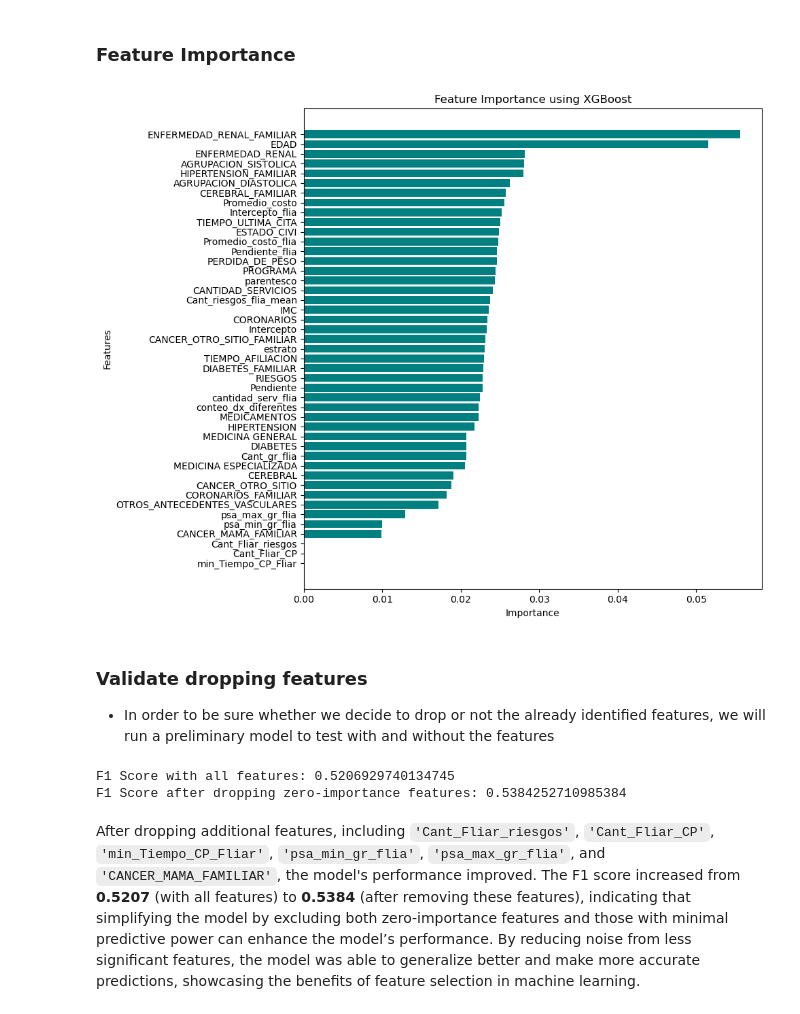
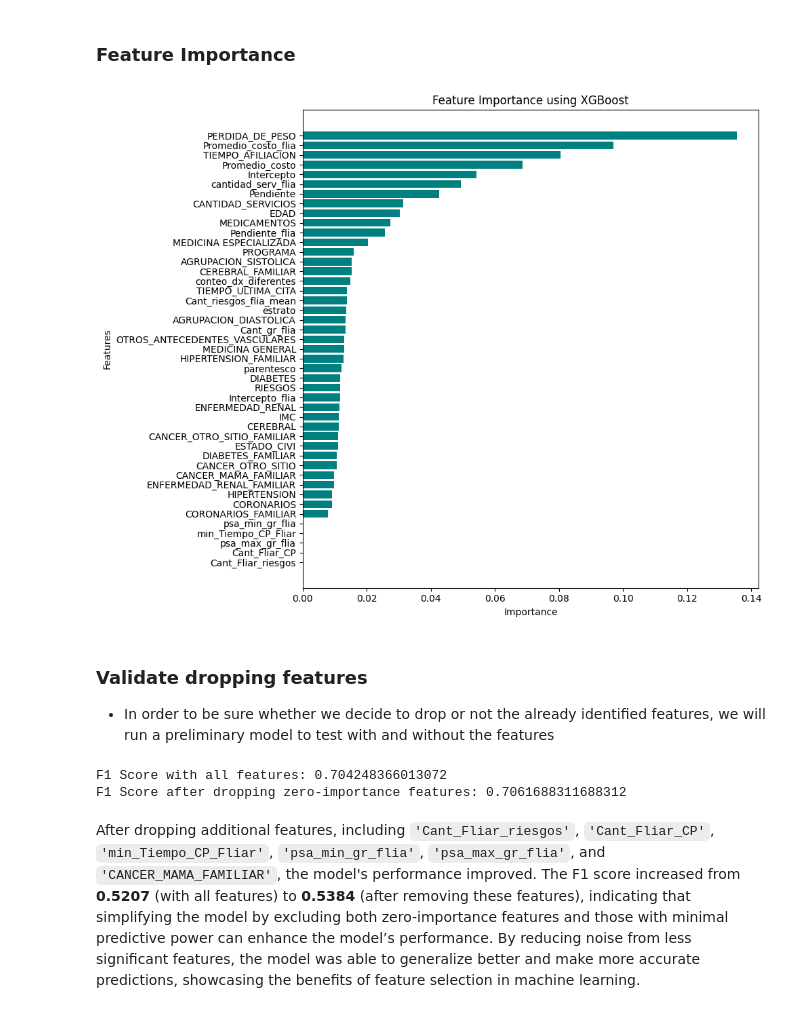
Before and after one commit to Daniel1martinez2/prostate_challenge_FDA, a Jupyter notebook: submission copy.ipynb, the cells around one changed output. Drawn from its saved outputs; the diff is of its cells as text; code cells hidden in the pictures.

```diff
--- a/submission copy.ipynb
+++ b/submission copy.ipynb
@@ -60,3 +60,22 @@ df_train.head()
 | 12586 | 6.0 | 0.0 | 2.0 | 2 | 0.0 | ... |
 | 11225 | 3.0 | 0.0 | 2.0 | 1 | 1.0 | ... |
 5 rows × 46 columns
+# %%
+# Eliminar espacios adicionales si existen
+df_train['estrato'] = df_train['estrato'].str.strip()
+df_test['estrato'] = df_test['estrato'].str.strip()
+
+# Reemplazar 'other' por NaN
+df_train['estrato'].replace('other', np.nan, inplace=True)
+df_test['estrato'].replace('other', np.nan, inplace=True)
+
+# Definir el orden de las categorías
+categorias_estrato = ['1', '2', '3']
+
+# Convertir 'estrato' en una variable categórica con orden
+df_train['estrato'] = pd.Categorical(df_train['estrato'], categories=categorias_estrato, ordered=True)
+df_test['estrato'] = pd.Categorical(df_test['estrato'], categories=categorias_estrato, ordered=True)
+
+# Verificar los cambios
+print(df_train['estrato'].value_counts(dropna=False))
+print(df_test['estrato'].value_counts(dropna=False))
@@ -86,7 +118,8 @@ numeric_columns = [
     'Intercepto_flia',
     'Target',
     'Cant_Fliar_CP',
-    'Cant_Fliar_riesgos'
+    'Cant_Fliar_riesgos',
+    'RIESGOS',
 ]
 
 categorical_columns = [
@@ -106,7 +139,6 @@ categorical_columns = [
     'HIPERTENSION',
     'HIPERTENSION_FAMILIAR',
     'OTROS_ANTECEDENTES_VASCULARES',
-    'RIESGOS',
     'ESTADO_CIVI',
     'estrato',
     'parentesco',
@@ -143,30 +148,30 @@ nominal_columns = [
 ### Feature Importance
 # %%
 df_encoded = df_train.copy()
-for column in ordinal_columns + nominal_columns + ['IMC']:
+for column in numeric_columns + categorical_columns + ['IMC']:
     df_encoded[column] = df_encoded[column].astype('category')
 X = df_encoded.drop(columns=['Target'])
 y = df_encoded['Target']
 
 X_train, X_test, y_train, y_test = train_test_split(X, y, test_size=0.2, random_state=42)
 
 model = XGBClassifier(use_label_encoder=False, eval_metric='logloss', enable_categorical=True)
 model.fit(X_train, y_train)
 
 importances = model.feature_importances_
 
 feature_importance_df = pd.DataFrame({
     'Feature': X_train.columns,
     'Importance': importances
 }).sort_values(by='Importance', ascending=False)
 
 plt.figure(figsize=(10, 8))
 plt.barh(feature_importance_df['Feature'], feature_importance_df['Importance'], color='teal')
 plt.xlabel('Importance')
 plt.ylabel('Features')
 plt.title('Feature Importance using XGBoost')
 plt.gca().invert_yaxis()
 plt.tight_layout()
 plt.show()
 # %% [output]
-[figure, old version]
+[figure, new version]
@@ -202,8 +204,8 @@ X_reduced_features = df_encoded.drop(columns=['Target'] + features_to_drop)
 f1_reduced_features = train_and_evaluate(X_reduced_features, y)
 print(f"F1 Score after dropping zero-importance features: {f1_reduced_features}")
 # %% [output]
-F1 Score with all features: 0.5206929740134745
-F1 Score after dropping zero-importance features: 0.5384252710985384
+F1 Score with all features: 0.704248366013072
+F1 Score after dropping zero-importance features: 0.7061688311688312
 # %% [markdown]
 After dropping additional features, including `'Cant_Fliar_riesgos'`, `'Cant_Fliar_CP'`, `'min_Tiempo_CP_Fliar'`, `'psa_min_gr_flia'`, `'psa_max_gr_flia'`, and `'CANCER_MAMA_FAMILIAR'`, the model's performance improved. The F1 score increased from **0.5207** (with all features) to **0.5384** (after removing these features), indicating that simplifying the model by excluding both zero-importance features and those with minimal predictive power can enhance the model’s performance. By reducing noise from less significant features, the model was able to generalize better and make more accurate predictions, showcasing the benefits of feature selection in machine learning.
 # %% [markdown]
```
Also changed, not shown: parts of 24 cells of this notebook.
